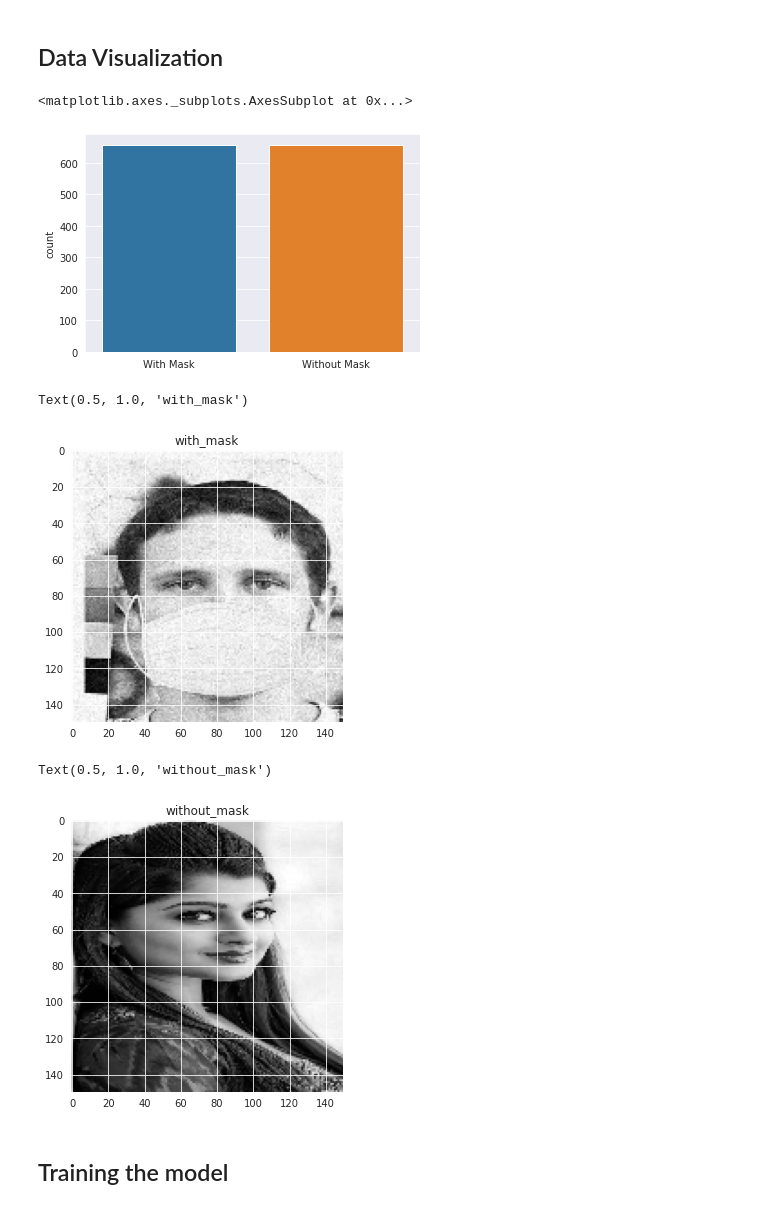
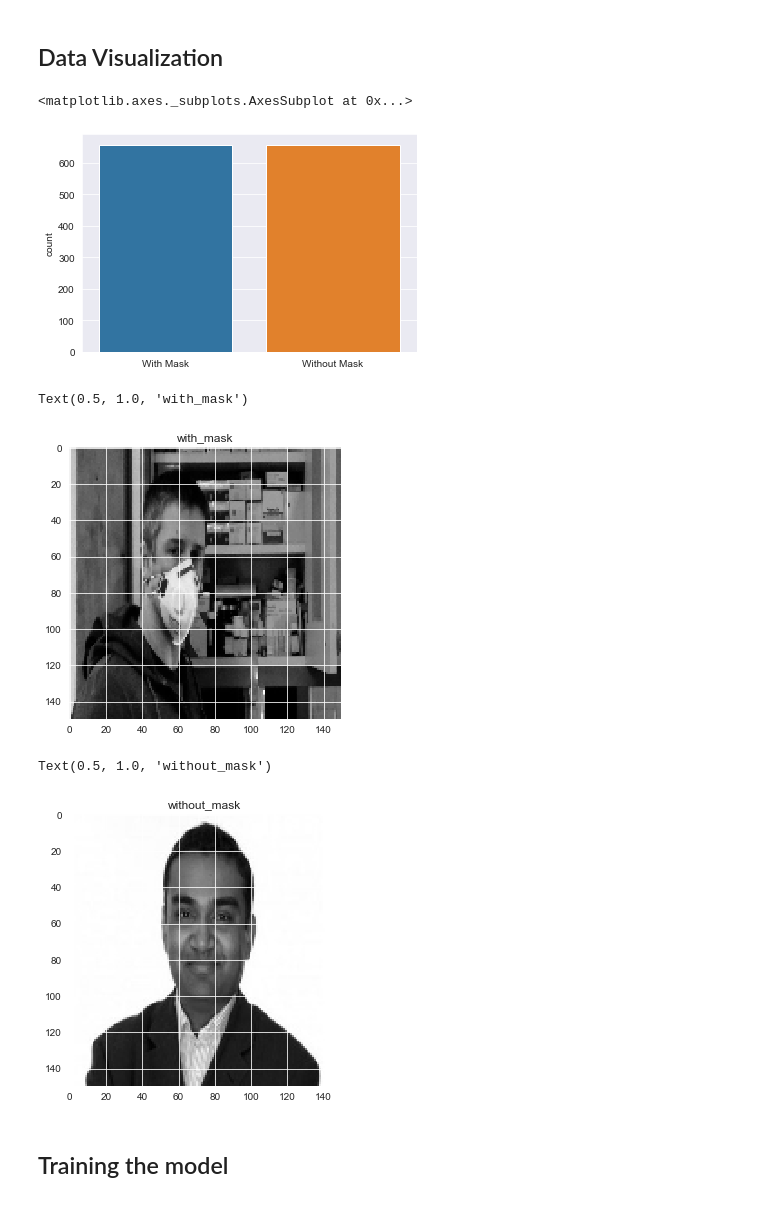
Before and after one commit to SrijanDas/Face-Mask-Detection, a Jupyter notebook: face_mask_detection.ipynb, the cells around one changed output. Saved outputs shown, nothing was run; the diff lists cells and outputs as text; code cells hidden in the pictures.

```diff
--- a/face_mask_detection.ipynb
+++ b/face_mask_detection.ipynb
@@ -42,5 +32,5 @@ def get_training_data(data_dir):
                 print(e)
     return data
 # %%
-train = get_training_data('./Face-Mask-Detection/train')
-test = get_training_data('./Face-Mask-Detection/test')
+data = get_training_data('.\\train')
+# test = get_training_data('./Face-Mask-Detection/test')
@@ -52,7 +53,7 @@ import seaborn as sns
 %matplotlib inline
 # %%
 l = []
-for i in train:
+for i in data:
     if(i[1] == 0):
         l.append("With Mask")
     else:
@@ -61,21 +62,21 @@ sns.set_style('darkgrid')
 sns.countplot(l)
 # %% [output]
 <matplotlib.axes._subplots.AxesSubplot at 0x...>
-[figure, old version]
+[figure, new version]
 # %%
 plt.figure(figsize=(5, 5))
-plt.imshow(train[1][0], cmap='gray')
-plt.title(labels[train[1][1]])
+plt.imshow(data[1][0], cmap='gray')
+plt.title(labels[data[1][1]])
 # %% [output]
 Text(0.5, 1.0, 'with_mask')
-[figure, old version]
+[figure, new version]
 # %%
 plt.figure(figsize=(5, 5))
-plt.imshow(train[-2][0], cmap='gray')
-plt.title(labels[train[-2][1]])
+plt.imshow(data[-2][0], cmap='gray')
+plt.title(labels[data[-2][1]])
 # %% [output]
 Text(0.5, 1.0, 'without_mask')
-[figure, old version]
+[figure, new version]
 # %% [markdown]
 ## Training the model
 # %%
```
Also changed, not shown: parts of 22 cells of this notebook, 3 other files.
